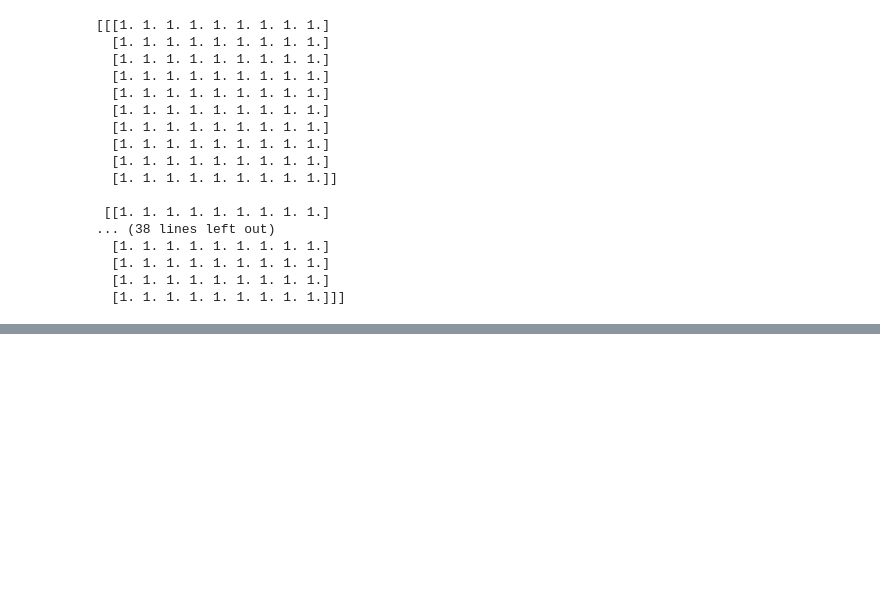
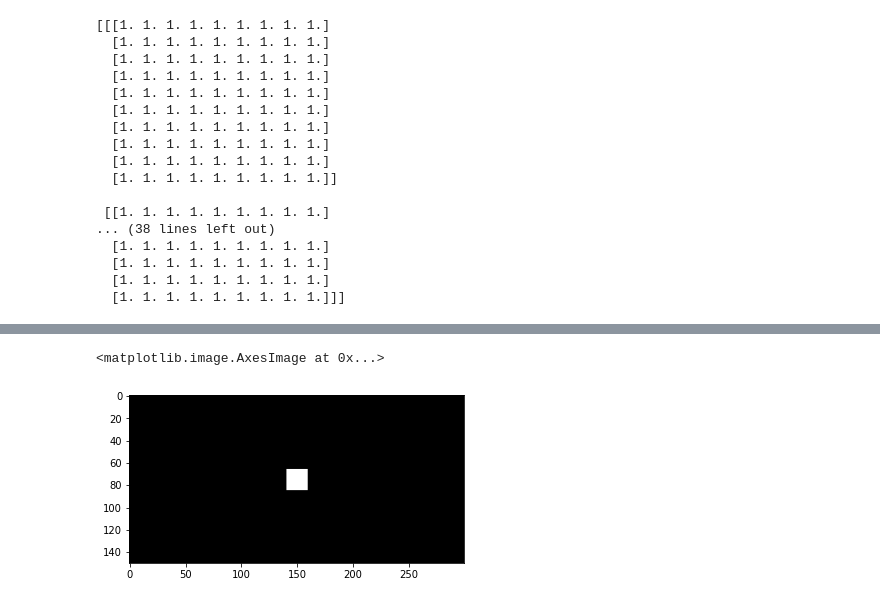
Before and after one commit to sinayanaik/lattice-boltzman-method-python, a Jupyter notebook: understand.ipynb, the cells around one changed output, grey strips where cells are left out. Drawn from its saved outputs; the diff is of its cells as text; code cells hidden in the pictures; blank space fills up the shorter version.

```diff
--- a/understand.ipynb
+++ b/understand.ipynb
@@ -58,0 +180,24 @@ print(F)
+# %%
+import numpy as np
+import matplotlib.pyplot as plt
+
+def distance(x1, y1, x2, y2):
+    return np.sqrt((x1-x2)**2 + (y1-y2)**2)
+
+Nx = 300
+Ny = 150
+
+space = np.full((Ny,Nx),False)
+
+# make a rectangle
+for y in range(0,Ny):
+    for x in range(0,Nx):
+        if x > Nx/2 - 10 and x < Nx/2 + 10 and y > Ny/2 - 10 and y < Ny/2 + 10:
+            space[y][x] = True
+
+# plot
+
+plt.imshow(space, cmap='gray')
+# %% [output]
+<matplotlib.image.AxesImage at 0x...>
+[figure, added]
```
Also changed, not shown: parts of 23 cells of this notebook, 6 other files.
